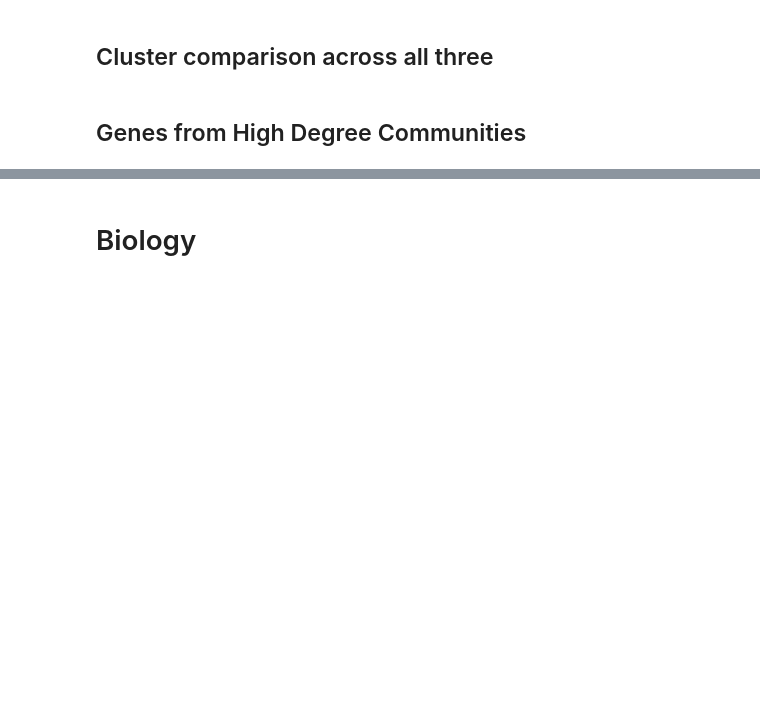
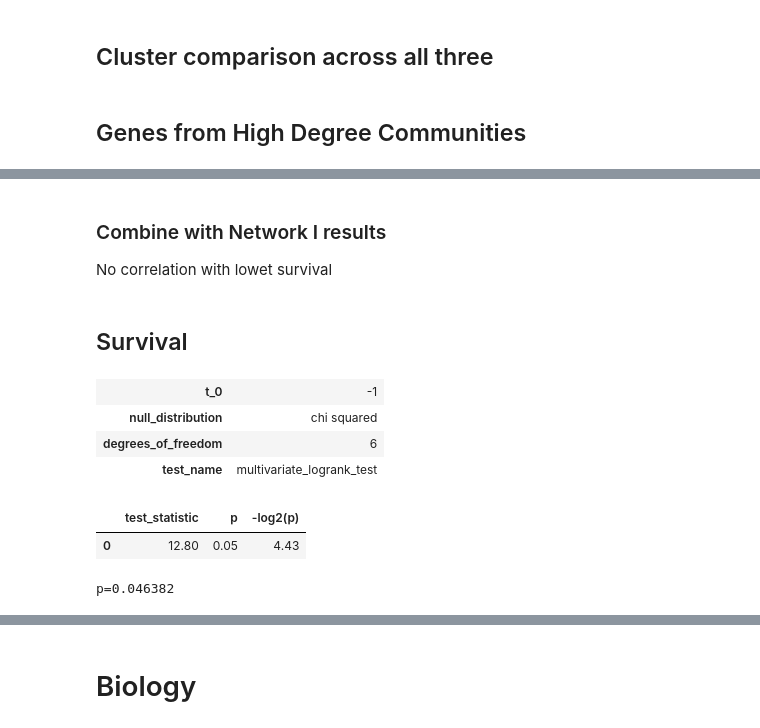
Before and after one commit to vladUng/Phd_extended, a Jupyter notebook: notebooks/network_II/reward_hSBM.ipynb, the cells around one changed output, grey strips where cells are left out. Drawn from its saved outputs; the diff is of its cells as text; code cells hidden in the pictures; blank space fills up the shorter version.

```diff
--- a/notebooks/network_II/reward_hSBM.ipynb
+++ b/notebooks/network_II/reward_hSBM.ipynb
@@ -661,0 +834,4 @@ Variation per principal component [0.55064402 0.26745057] and the sum 81.81%
+# %% [markdown]
+### Combine with Network I results
+
+No correlation with lowet survival
@@ -661,0 +861,49 @@ Variation per principal component [0.55064402 0.26745057] and the sum 81.81%
+# %% [markdown]
+## Survival
+# %%
+from NetworkAnalysis.utilities import modelling as md
+
+tcga_metadata = pd.read_csv(f"{data_base}/tumour/TCGA_metadata.tsv", sep="\t", index_col="Sample")
+# %%
+# color_map = {"LumP": "limegreen", "LumInf": "crimson", "LumNS": "skyblue", "Ba/Sq": "goldenrod", "NE-like": "blue"}
+model_1 = "RawKMeans"
+cluster_model = f"{model_1}_CS_7_all"
+
+fig = md.survival_plot(
+    comb_df.reset_index(names="Sample").drop(columns="days_to_death"),
+    tcga_metadata.drop(columns=["TCGA408_classifier"]).reset_index(names="Samples"),
+    cluster_model,
+    color_map=None,
+)
+
+fig.update_layout(
+    # height=2100,
+    showlegend=True,
+    legend=dict(
+        orientation="h",
+        title="Subtypes",
+        yanchor="bottom",
+        y=0.9,
+        xanchor="center",
+        x=0.5,
+        bgcolor="rgba(0,0,0,0)",
+        font=dict(size=16, color="#003366"),
+    ),
+    xaxis=dict(tickfont=dict(size=16)),
+    yaxis=dict(
+        tickfont=dict(size=16),
+    ),
+    font=dict(size=14),
+    title="",
+)
+fig.add_annotation(text="p<0.005", x=56, y=0.7, showarrow=False, font=dict(size=18, color="#003366"))
+fig.update_layout(height=700)
+save_fig("survival_K_7", fig=fig, base_path=figures_path, width=1400, height=600)
+# %% [output]
+| t_0 | -1 |
+| null_distribution | chi squared |
+| degrees_of_freedom | 6 |
+| test_name | multivariate_logrank_test |
+|  | test_statistic | p | -log2(p) |
+| 0 | 12.80 | 0.05 | 4.43 |
+p=0.046382
```
Also changed, not shown: parts of 22 cells of this notebook.
